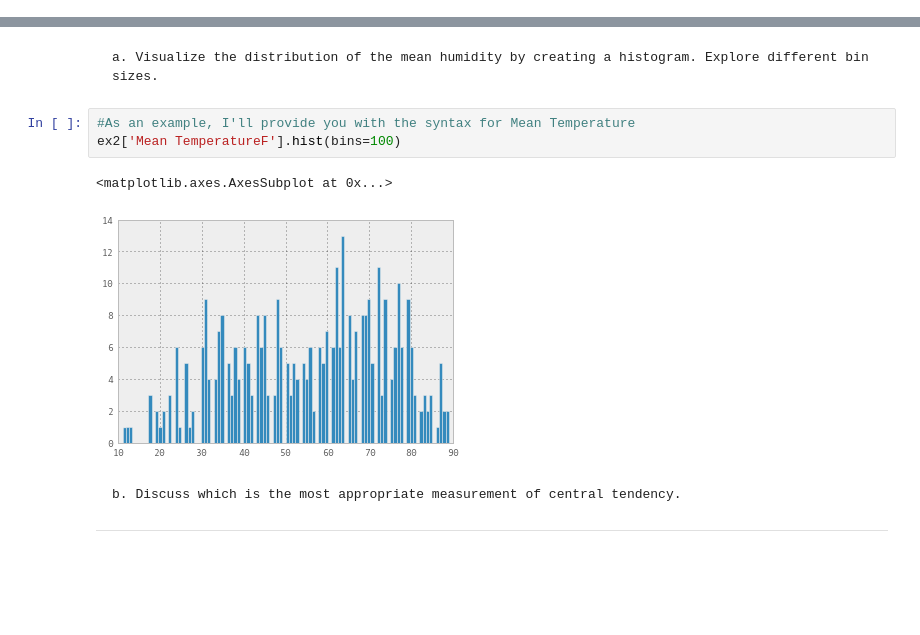
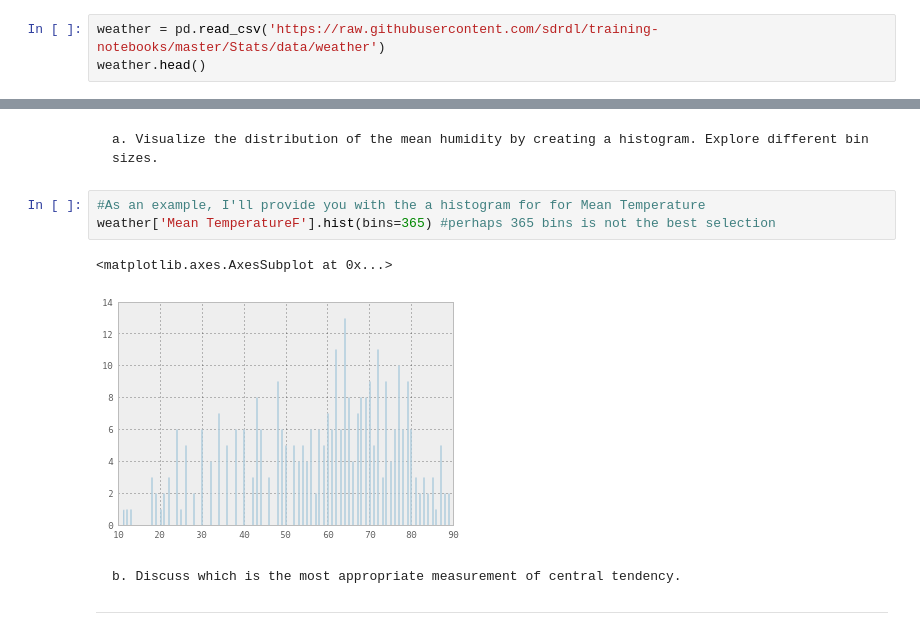
Before and after one commit to sandiegodata/training-notebooks, a Jupyter notebook: Stats/2 - Central Tendency.ipynb, the cells around one changed output, grey strips where cells are left out. Drawn from its saved outputs; the diff is of its cells as text; blank space fills up the shorter version.

```diff
--- a/Stats/2 - Central Tendency.ipynb
+++ b/Stats/2 - Central Tendency.ipynb
@@ -311,0 +292,3 @@ ex2
+# %%
+weather = pd.read_csv('https://raw.githubusercontent.com/sdrdl/training-notebooks/master/Stats/data/weather')
+weather.head()
@@ -312,11 +303,11 @@ ex2
 # %% [markdown]
     a. Visualize the distribution of the mean humidity by creating a histogram. Explore different bin sizes.
 # %%
-#As an example, I'll provide you with the syntax for Mean Temperature
-ex2['Mean TemperatureF'].hist(bins=100)
+#As an example, I'll provide you with the a histogram for for Mean Temperature
+weather['Mean TemperatureF'].hist(bins=365) #perhaps 365 bins is not the best selection
 # %% [output]
 <matplotlib.axes.AxesSubplot at 0x...>
-[figure, old version]
+[figure, new version]
 # %% [markdown]
     b. Discuss which is the most appropriate measurement of central tendency.
 
```
Also changed, not shown: parts of 12 cells of this notebook, 1 other file.
